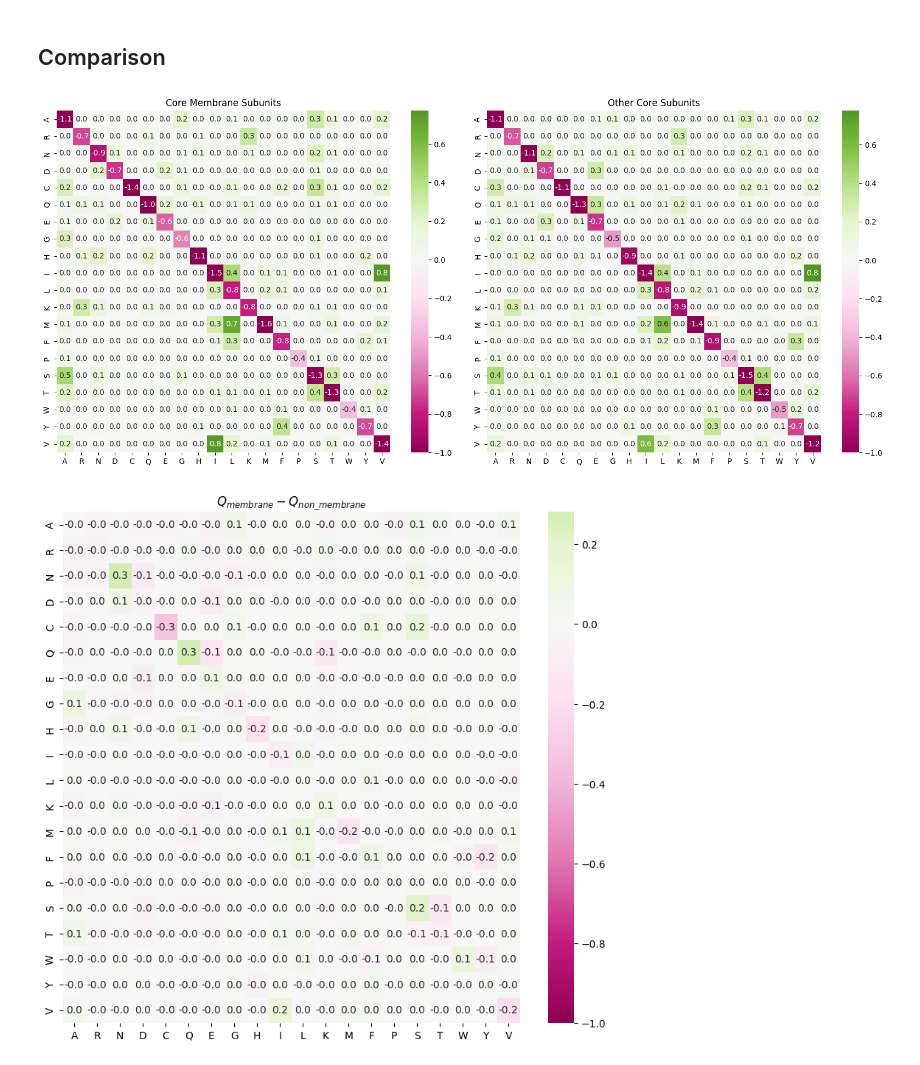
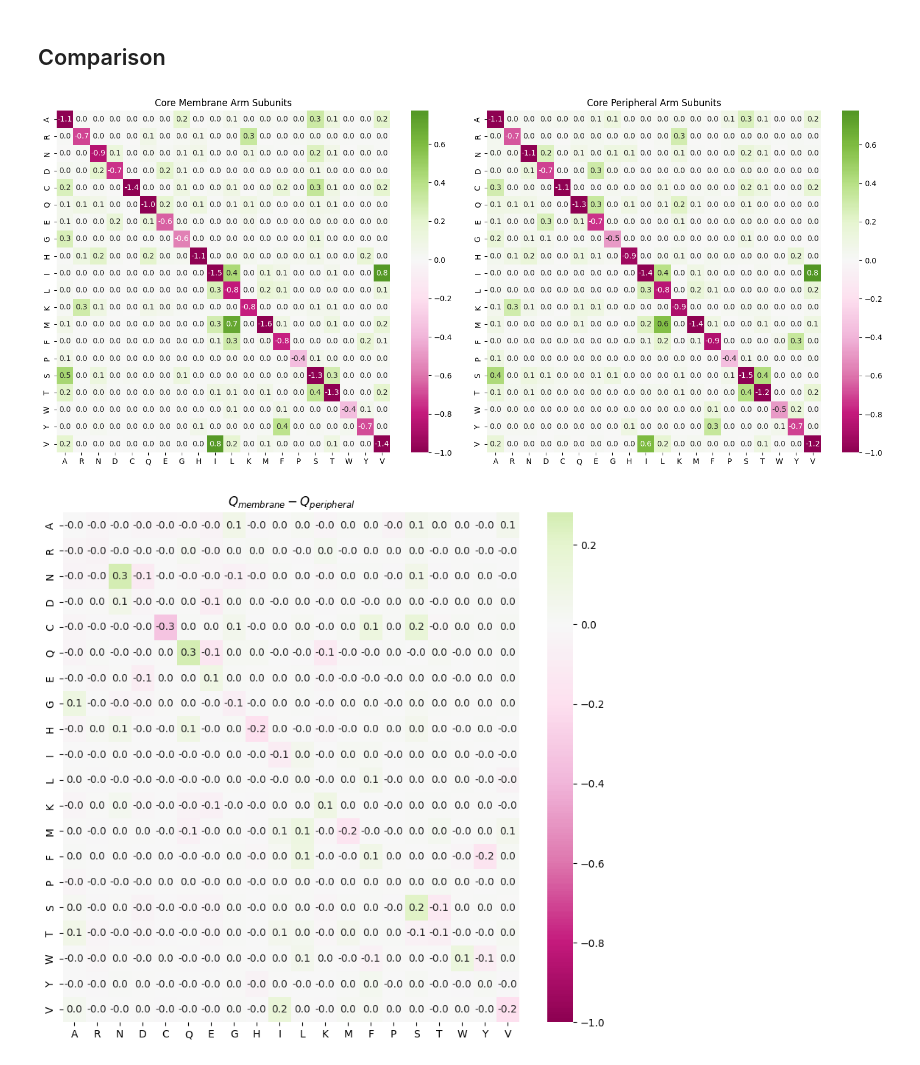
Before and after one commit to genicos/cherryproj, a Jupyter notebook: run_cherryml.ipynb, the cells around one changed output. Saved outputs shown, nothing was run; the diff lists cells and outputs as text; code cells hidden in the pictures.

Commit message:
peripheral

```diff
--- a/run_cherryml.ipynb
+++ b/run_cherryml.ipynb
@@ -174,27 +174,27 @@ res_nonmem = pd.read_csv(f"{proj_dir}/learned_rate_matrix_complexI_non_membrane.
 # %%
 def heatmap(df, ax=None):
     if ax is None:
         fig, ax = plt.subplots()
     # df[df < 0] = np.nan
     sns.heatmap(df, center=0, cmap="PiYG", vmin=-1, annot=True, fmt=".1f", ax=ax)
     return ax
 
 fig, axs = plt.subplots(1, 2, figsize=(16, 7))
 heatmap(res_mem, ax=axs[0])
-axs[0].set_title("Core Membrane Subunits")
+axs[0].set_title("Core Membrane Arm Subunits")
 heatmap(res_nonmem, ax=axs[1])
-axs[1].set_title("Other Core Subunits")
+axs[1].set_title("Core Peripheral Arm Subunits")
 fig.tight_layout()
 fig.savefig("../figures/membrane_non_membrane_core_Q.png", dpi=300)
 plt.show()
 # %% [output]
-[figure, old version]
+[figure, new version]
 # %%
 res_diff = res_mem - res_nonmem
 fig, ax = plt.subplots(figsize=(10, 9))
 heatmap(res_diff, ax=ax)
-ax.set_title(r"$Q_{membrane} - Q_{non\_membrane}$")
+ax.set_title(r"$Q_{membrane} - Q_{peripheral}$")
 fig.savefig("../figures/core_membrane_vs_other_deltaQ.png", dpi=300)
 plt.show()
 # %% [output]
-[figure, old version]
+[figure, new version]
```
Also changed, not shown: 2 other files.
